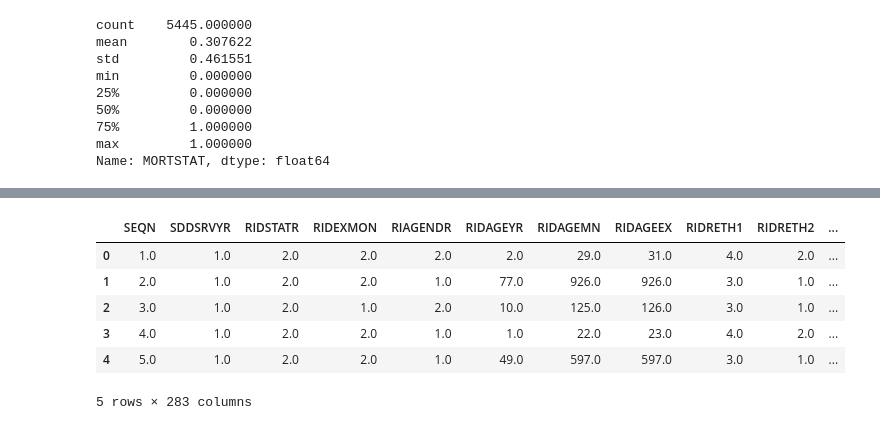
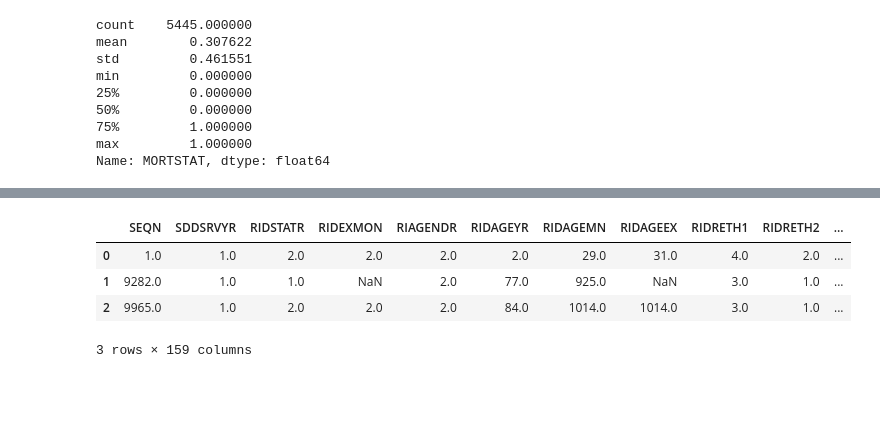
Before and after one commit to fje9hz/Analytics_Project_1-, a Jupyter notebook: Project_1.ipynb, the cells around one changed output, grey strips where cells are left out. Saved outputs shown, nothing was run; the diff lists cells and outputs as text; code cells hidden in the pictures; blank space fills up the shorter version.

```diff
--- a/Project_1.ipynb
+++ b/Project_1.ipynb
@@ -97,2 +98,2 @@ hdf[['DRXTKCAL', 'DRXTPROT', 'DRXTCARB', 'DRXTTFAT', 'DRXTCHOL', 'DRXTFIBE', 'DR
 # %%
-hdf[['DRXTKCAL', 'DRXTPROT', 'DRXTCARB', 'DRXTTFAT', 'DRXTCHOL', 'DRXTFIBE', 'DRXTCAFF']].describe()
+filtered_df = hdf[['SEQN', 'DRXTKCAL', 'DRXTPROT', 'DRXTCARB', 'DRXTTFAT', 'DRXTCHOL', 'DRXTFIBE', 'DRXTCAFF', 'DRXTALCO']].describe()
@@ -109,11 +100,9 @@ hdf[['DRXTKCAL', 'DRXTPROT', 'DRXTCARB', 'DRXTTFAT', 'DRXTCHOL', 'DRXTFIBE', 'DR
 # %%
-new_df = df.merge(hdf, on="SEQN", how="inner") # Merge diet dataset with previously merged dataset on SEQN variable
+new_df = df.merge(filtered_df, on="SEQN", how="inner") # Merge diet dataset with previously merged dataset on SEQN variable
 new_df.head()
 # %% [output]
 |  | SEQN | SDDSRVYR | RIDSTATR | RIDEXMON | RIAGENDR | RIDAGEYR | RIDAGEMN | RIDAGEEX | RIDRETH1 | RIDRETH2 | ... |
 | 0 | 1.0 | 1.0 | 2.0 | 2.0 | 2.0 | 2.0 | 29.0 | 31.0 | 4.0 | 2.0 | ... |
-| 1 | 2.0 | 1.0 | 2.0 | 2.0 | 1.0 | 77.0 | 926.0 | 926.0 | 3.0 | 1.0 | ... |
-| 2 | 3.0 | 1.0 | 2.0 | 1.0 | 2.0 | 10.0 | 125.0 | 126.0 | 3.0 | 1.0 | ... |
-| 3 | 4.0 | 1.0 | 2.0 | 2.0 | 1.0 | 1.0 | 22.0 | 23.0 | 4.0 | 2.0 | ... |
-| 4 | 5.0 | 1.0 | 2.0 | 2.0 | 1.0 | 49.0 | 597.0 | 597.0 | 3.0 | 1.0 | ... |
+| 1 | 9282.0 | 1.0 | 1.0 | NaN | 2.0 | 77.0 | 925.0 | NaN | 3.0 | 1.0 | ... |
+| 2 | 9965.0 | 1.0 | 2.0 | 2.0 | 2.0 | 84.0 | 1014.0 | 1014.0 | 3.0 | 1.0 | ... |
-5 rows × 283 columns
+3 rows × 159 columns
```
Also changed, not shown: parts of 5 cells of this notebook.
